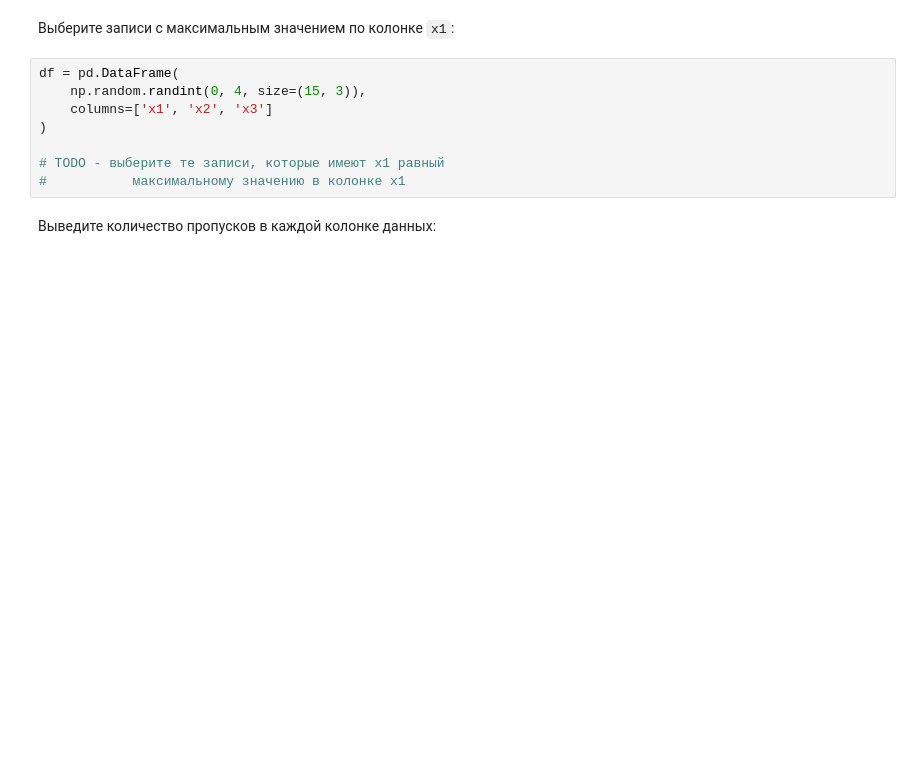
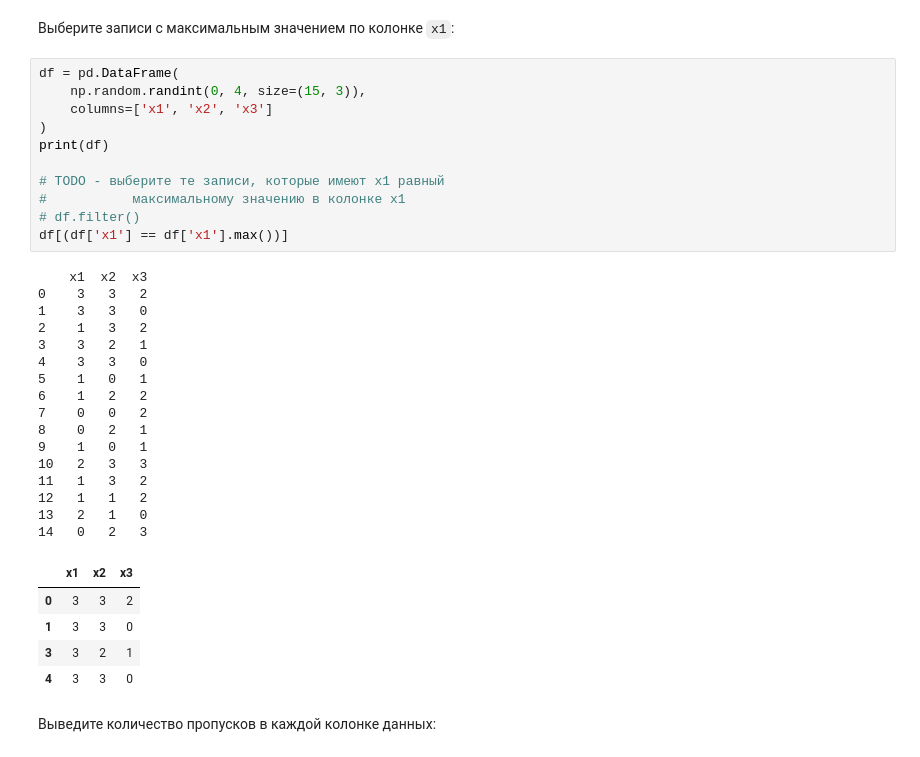
Before and after one commit to Dohako/ml_learning, a Jupyter notebook: Notebooks/03_Pandas.ipynb, the cells around one changed output. Saved outputs shown, nothing was run; the diff lists cells and outputs as text; blank space fills up the shorter version.

```diff
--- a/Notebooks/03_Pandas.ipynb
+++ b/Notebooks/03_Pandas.ipynb
@@ -1432,11 +1486,36 @@ ds = pd.Series(['how', 'to', 'use', 'pandas?'])
 # %%
 df = pd.DataFrame(
     np.random.randint(0, 4, size=(15, 3)),
     columns=['x1', 'x2', 'x3']
 )
+print(df)
 
 # TODO - выберите те записи, которые имеют x1 равный
 #           максимальному значению в колонке x1
+# df.filter()
+df[(df['x1'] == df['x1'].max())]
+# %% [output]
+    x1  x2  x3
+0    3   3   2
+1    3   3   0
+2    1   3   2
+3    3   2   1
+4    3   3   0
+5    1   0   1
+6    1   2   2
+7    0   0   2
+8    0   2   1
+9    1   0   1
+10   2   3   3
+11   1   3   2
+12   1   1   2
+13   2   1   0
+14   0   2   3
+|  | x1 | x2 | x3 |
+| 0 | 3 | 3 | 2 |
+| 1 | 3 | 3 | 0 |
+| 3 | 3 | 2 | 1 |
+| 4 | 3 | 3 | 0 |
 # %% [markdown]
 Выведите количество пропусков в каждой колонке данных:
 # %%
```
Also changed, not shown: parts of 49 cells of this notebook.
